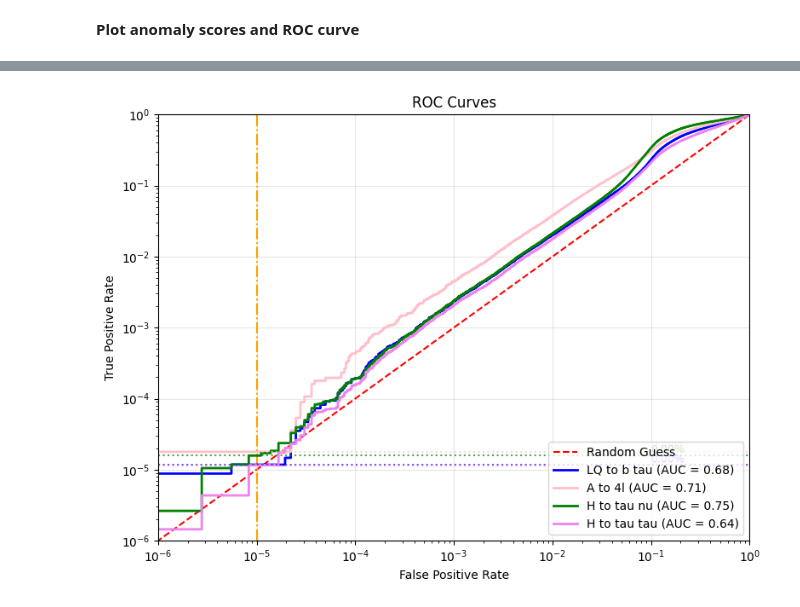
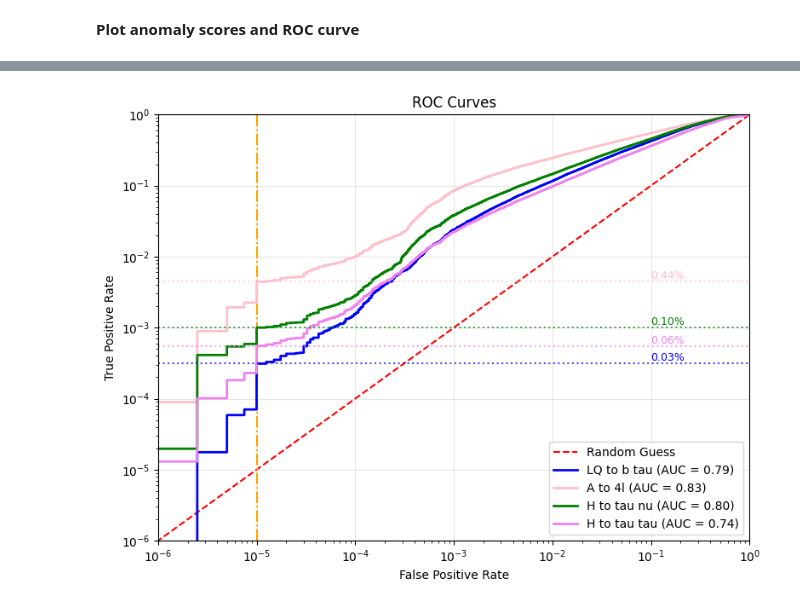
Before and after one commit to SLAC-Julia-Group/hardware-aware-tensor-networks, a Jupyter notebook: TN/Autoencoder_AD_Torch.ipynb, the cells around one changed output, grey strips where cells are left out. Saved outputs shown, nothing was run; the diff lists cells and outputs as text; code cells hidden in the pictures.

```diff
--- a/TN/Autoencoder_AD_Torch.ipynb
+++ b/TN/Autoencoder_AD_Torch.ipynb
@@ -305,7 +358,7 @@ from utils.training_tools import *
 from tqdm import tqdm
 import time
 
-epochs = 70
+epochs = 150
 history = { 'loss': [],
             'val_error' : [],
             'spectral_term': [],
@@ -316,7 +369,7 @@ history = { 'loss': [],
             'unfinished': True}
 
 # Initialize early stopping
-early_stopper = SimpleEarlyStopping(patience=10, min_delta=0.01)
+early_stopper = SimpleEarlyStopping(patience=10, min_delta=0.001)
 
 print(f"[TRAINING] Starting training with early stopping (patience={early_stopper.patience}, min_delta={early_stopper.min_delta})")
 print(f"[DATA] Train batches: {len(background)}, Val batches: {len(background_val)}")
@@ -414,6 +514,6 @@ htt = d.load_data(inputPath + "hToTauTau_13TeV_PU20.h5", batch_size=10000, skip_
 # %%
-def ScoreNorm(model: SpacedMatrixProductOperator, data: qtn.MatrixProductState) -> Number:
-    """Simple score based on deviation of the norm from 1.
+def InputsToScore(model: SpacedMatrixProductOperator, data: qtn.MatrixProductState) -> Number:
+    """The anomaly score based on deviation from target norm.
 
     Parameters
     ----------
@@ -426,12 +526,11 @@ def ScoreNorm(model: SpacedMatrixProductOperator, data: qtn.MatrixProductState)
     float
     """
     x = TransformedSquaredNorm(model, data)
-    x = jax.lax.max(x, 1./x)
-    return jax.lax.abs(x - 1.0)
+    return jax.lax.abs(x - target_loss)
 
 @jax.jit
-def loss_error_only(data, targets, *params):
-    """Compute only ScoreNorm error term for anomaly scoring"""
+def ComputeScore(data, targets, *params):
+    """Compute the anomaly score"""
     # Create temp model with updated parameters
     temp_model = autoencoder.copy()
     for tensor, param in zip(temp_model.tensors, params):
@@ -444,21 +543,7 @@ def loss_error_only(data, targets, *params):
     compressed = temp_model.cascade.apply(tn_i)
 
     # Return only error term (no regularization)
-    return ScoreNorm(compressed, tn_i)
+    return InputsToScore(compressed, tn_i)
 
 # Vectorize it for batch processing
-loss_func_error = jax.jit(jax.vmap(loss_error_only, in_axes=[0, None] + [None]*autoencoder.L), backend='gpu')
-
-def evaluate_model(model, dataloader, loss_func, embedding, verbose=True):
-    all_scores = []
-
-    for batch in tqdm(dataloader, desc="Evaluating", disable=not verbose):
-        batch = jax.numpy.array(batch, dtype=jnp.float64)
-        params = model.arrays
-
-        scores = loss_func(batch, None, *params)
-
-        scores = jax.device_get(scores)
-        all_scores.append(scores)
-
-    return np.concatenate(all_scores)#, total_loss / total_samples
+score_term = jax.jit(jax.vmap(ComputeScore, in_axes=[0, None] + [None]*autoencoder.L), backend='gpu')
@@ -465,9 +571,9 @@ def evaluate_model(model, dataloader, loss_func, embedding, verbose=True):
 # %%
 # Run the evaluation on bkg and signals
-bkg_score = evaluate_model(autoencoder, background_test, loss_func_error, embedding, verbose=True)
-a4l_score = evaluate_model(autoencoder, a4l, loss_func_error, embedding, verbose=True)
-lq_score = evaluate_model(autoencoder, lq, loss_func_error, embedding, verbose=True)
-htnu_score = evaluate_model(autoencoder, htnu, loss_func_error, embedding, verbose=True)
-htt_score  = evaluate_model(autoencoder, htt, loss_func_error, embedding, verbose=True)
+bkg_score = evaluate_model(autoencoder, background_test, score_term, embedding, verbose=True)
+a4l_score = evaluate_model(autoencoder, a4l, score_term, embedding, verbose=True)
+lq_score = evaluate_model(autoencoder, lq, score_term, embedding, verbose=True)
+htnu_score = evaluate_model(autoencoder, htnu, score_term, embedding, verbose=True)
+htt_score  = evaluate_model(autoencoder, htt, score_term, embedding, verbose=True)
 # %% [markdown]
 **Plot anomaly scores and ROC curve**
@@ -560,32 +692,32 @@ plt.yscale('log')
 plt.xlim([1e-6, 1.0])
 plt.ylim([1e-6, 1.0])
 plt.plot([0, 1], [0, 1], color="red", linestyle="--", label="Random Guess")
 plt.axvline(1e-5, color="orange", linestyle="-.")
 plt.plot(fpr_lq, tpr_lq, color="blue", lw=2, label=f"LQ to b tau (AUC = {auc_lq:.2f})")
 plt.plot(fpr_a4l, tpr_a4l, color="pink", lw=2, label=f"A to 4l (AUC = {auc_a4l:.2f})")
 plt.plot(fpr_htnu, tpr_htnu, color="green", lw=2, label=f"H to tau nu (AUC = {auc_htnu:.2f})")
 plt.plot(fpr_htt, tpr_htt, color="violet", lw=2, label=f"H to tau tau (AUC = {auc_htt:.2f})")
 
 # Add horizontal lines and text for TPR at FPR=1e-5 for each signal
 for fpr, tpr, color, label in [
    (fpr_lq, tpr_lq, "blue", "LQ to b tau"),
    (fpr_a4l, tpr_a4l, "pink", "A to 4l"),
    (fpr_htnu, tpr_htnu, "green", "H to tau nu"),
    (fpr_htt, tpr_htt, "violet", "H to tau tau"),
 ]:
    # Find the TPR at FPR closest to 1e-5
-   idx = np.searchsorted(fpr, 1e-5, side="left")
+   idx = np.searchsorted(fpr, 1e-5, side="right")
    if idx >= len(tpr):
       idx = -1
    tpr_val = tpr[idx]
    plt.axhline(y=tpr_val, xmin=0, xmax=1, color=color, linestyle=":", alpha=0.7)
    plt.text(1e-1, tpr_val, f"{tpr_val*100:.2f}%", color=color, va="bottom", fontsize=9)
 plt.xlabel("False Positive Rate")
 plt.ylabel("True Positive Rate")
 plt.title("ROC Curves")
 plt.legend(loc="lower right")
 plt.grid(alpha=0.3)
 plt.tight_layout()
 plt.savefig('roc_curves.png', dpi=300)
 # %% [output]
-[figure, old version]
+[figure, new version]
```
Also changed, not shown: parts of 24 cells of this notebook.
